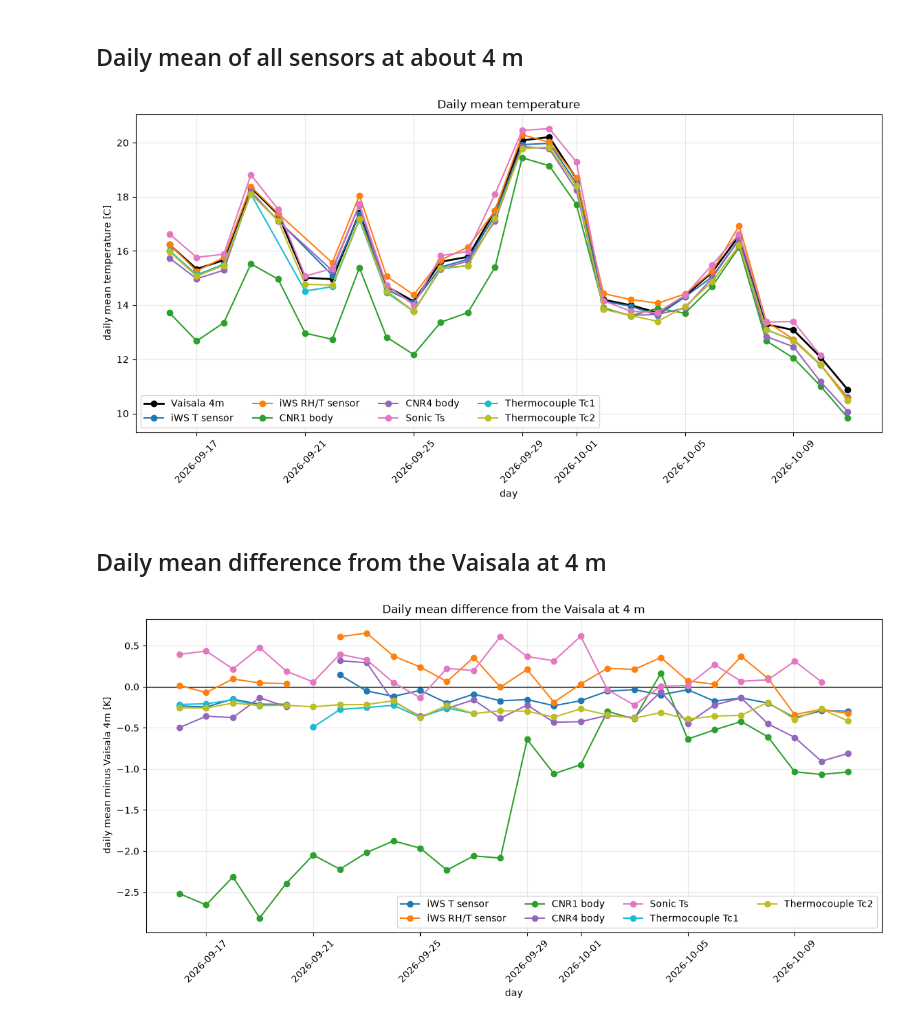
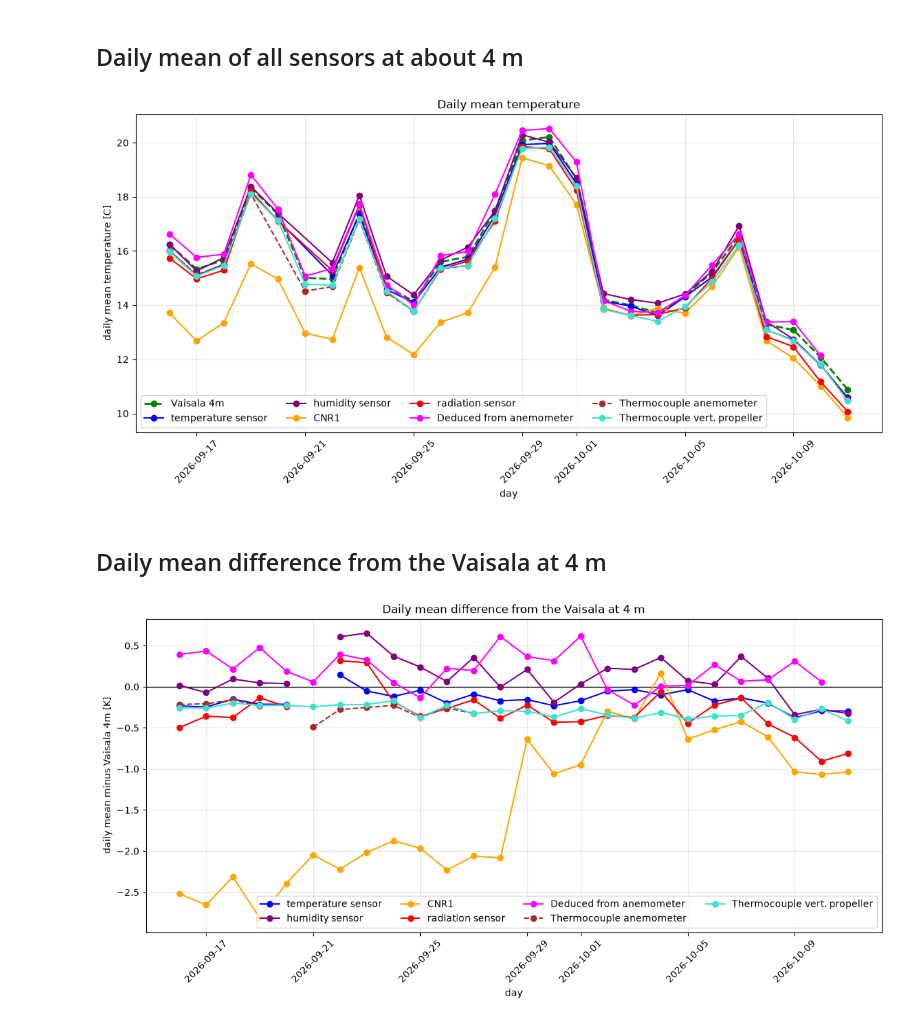
Before and after one commit to nashathur/MAIO-Tower-Project, a Jupyter notebook: notebooks/MAIO_Temp_DailyMean.ipynb, the cells around one changed output. Drawn from its saved outputs; the diff is of its cells as text; code cells hidden in the pictures.

```diff
--- a/notebooks/MAIO_Temp_DailyMean.ipynb
+++ b/notebooks/MAIO_Temp_DailyMean.ipynb
@@ -157,14 +157,14 @@ plt.show()
 ## Daily mean of all sensors at about 4 m
 # %%
 plt.figure(figsize=[14,6])
-plt.plot(daily_vaisala_4m.index,daily_vaisala_4m,c="black",marker="o",lw=2,label="Vaisala 4m")
-plt.plot(daily_iws_t.index,daily_iws_t,c="tab:blue",marker="o",label="iWS T sensor")
-plt.plot(daily_iws_rht.index,daily_iws_rht,c="tab:orange",marker="o",label="iWS RH/T sensor")
-plt.plot(daily_cnr1.index,daily_cnr1,c="tab:green",marker="o",label="CNR1 body")
-plt.plot(daily_cnr4.index,daily_cnr4,c="tab:purple",marker="o",label="CNR4 body")
-plt.plot(daily_sonic.index,daily_sonic,c="tab:pink",marker="o",label="Sonic Ts")
-plt.plot(daily_tc1.index,daily_tc1,c="tab:cyan",marker="o",label="Thermocouple Tc1")
-plt.plot(daily_tc2.index,daily_tc2,c="tab:olive",marker="o",label="Thermocouple Tc2")
+plt.plot(daily_vaisala_4m.index,daily_vaisala_4m,c="green",ls="--",marker="o",lw=2,label="Vaisala 4m")
+plt.plot(daily_iws_t.index,daily_iws_t,c="blue",marker="o",label="temperature sensor")
+plt.plot(daily_iws_rht.index,daily_iws_rht,c="purple",marker="o",label="humidity sensor")
+plt.plot(daily_cnr1.index,daily_cnr1,c="orange",marker="o",label="CNR1")
+plt.plot(daily_cnr4.index,daily_cnr4,c="red",marker="o",label="radiation sensor")
+plt.plot(daily_sonic.index,daily_sonic,c="magenta",marker="o",label="Deduced from anemometer")
+plt.plot(daily_tc1.index,daily_tc1,c="brown",ls="--",marker="o",label="Thermocouple anemometer")
+plt.plot(daily_tc2.index,daily_tc2,c="turquoise",marker="o",label="Thermocouple vert. propeller")
 plt.legend(ncol=4)
 plt.grid(alpha=0.3)
 plt.xticks(rotation=45)
@@ -173,34 +173,34 @@ plt.ylabel("daily mean temperature [C]")
 plt.title("Daily mean temperature")
 plt.show()
 # %% [output]
-[figure, old version]
+[figure, new version]
 # %% [markdown]
 ## Daily mean difference from the Vaisala at 4 m
 # %%
 #difference of each sensor's daily mean from the Vaisala at 4 m
 diff_iws_t = daily_iws_t - daily_vaisala_4m
 diff_iws_rht = daily_iws_rht - daily_vaisala_4m
 diff_cnr1 = daily_cnr1 - daily_vaisala_4m
 diff_cnr4 = daily_cnr4 - daily_vaisala_4m
 diff_sonic = daily_sonic - daily_vaisala_4m
 diff_tc1 = daily_tc1 - daily_vaisala_4m
 diff_tc2 = daily_tc2 - daily_vaisala_4m
 
 plt.figure(figsize=[14,6])
 plt.axhline(0,c="black",lw=1)
-plt.plot(diff_iws_t.index,diff_iws_t,c="tab:blue",marker="o",label="iWS T sensor")
-plt.plot(diff_iws_rht.index,diff_iws_rht,c="tab:orange",marker="o",label="iWS RH/T sensor")
-plt.plot(diff_cnr1.index,diff_cnr1,c="tab:green",marker="o",label="CNR1 body")
-plt.plot(diff_cnr4.index,diff_cnr4,c="tab:purple",marker="o",label="CNR4 body")
-plt.plot(diff_sonic.index,diff_sonic,c="tab:pink",marker="o",label="Sonic Ts")
-plt.plot(diff_tc1.index,diff_tc1,c="tab:cyan",marker="o",label="Thermocouple Tc1")
-plt.plot(diff_tc2.index,diff_tc2,c="tab:olive",marker="o",label="Thermocouple Tc2")
+plt.plot(diff_iws_t.index,diff_iws_t,c="blue",marker="o",label="temperature sensor")
+plt.plot(diff_iws_rht.index,diff_iws_rht,c="purple",marker="o",label="humidity sensor")
+plt.plot(diff_cnr1.index,diff_cnr1,c="orange",marker="o",label="CNR1")
+plt.plot(diff_cnr4.index,diff_cnr4,c="red",marker="o",label="radiation sensor")
+plt.plot(diff_sonic.index,diff_sonic,c="magenta",marker="o",label="Deduced from anemometer")
+plt.plot(diff_tc1.index,diff_tc1,c="brown",ls="--",marker="o",label="Thermocouple anemometer")
+plt.plot(diff_tc2.index,diff_tc2,c="turquoise",marker="o",label="Thermocouple vert. propeller")
 plt.legend(ncol=4)
 plt.grid(alpha=0.3)
 plt.xticks(rotation=45)
 plt.xlabel("day")
 plt.ylabel("daily mean minus Vaisala 4m [K]")
 plt.title("Daily mean difference from the Vaisala at 4 m")
 plt.show()
 # %% [output]
-[figure, old version]
+[figure, new version]
```
Also changed, not shown: parts of 4 cells of this notebook, 17 other files.
